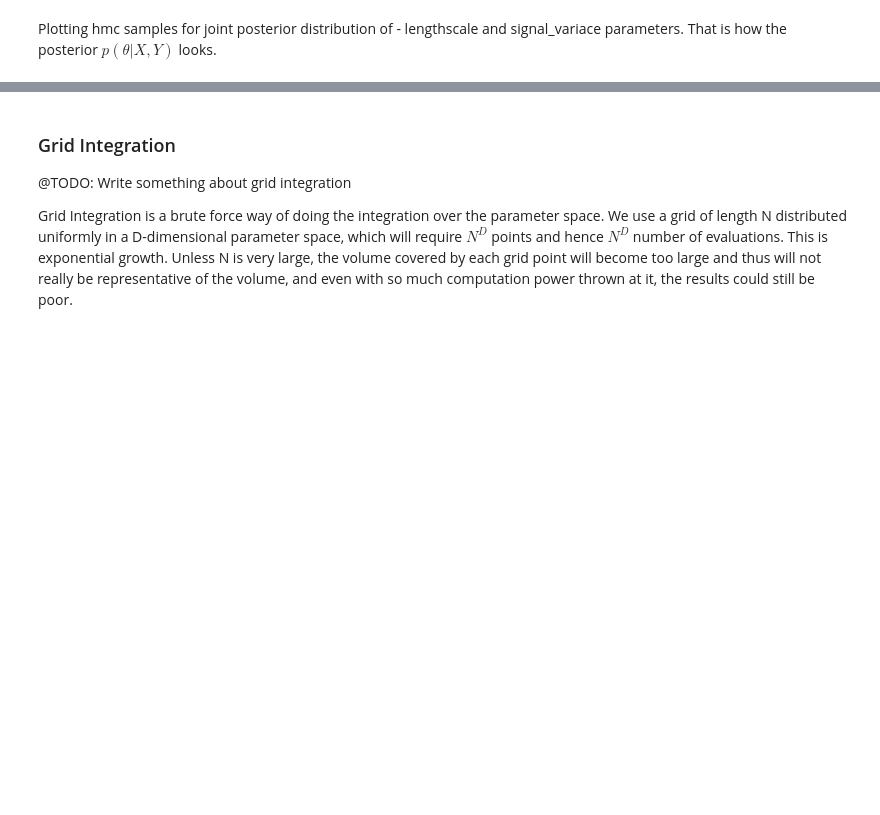
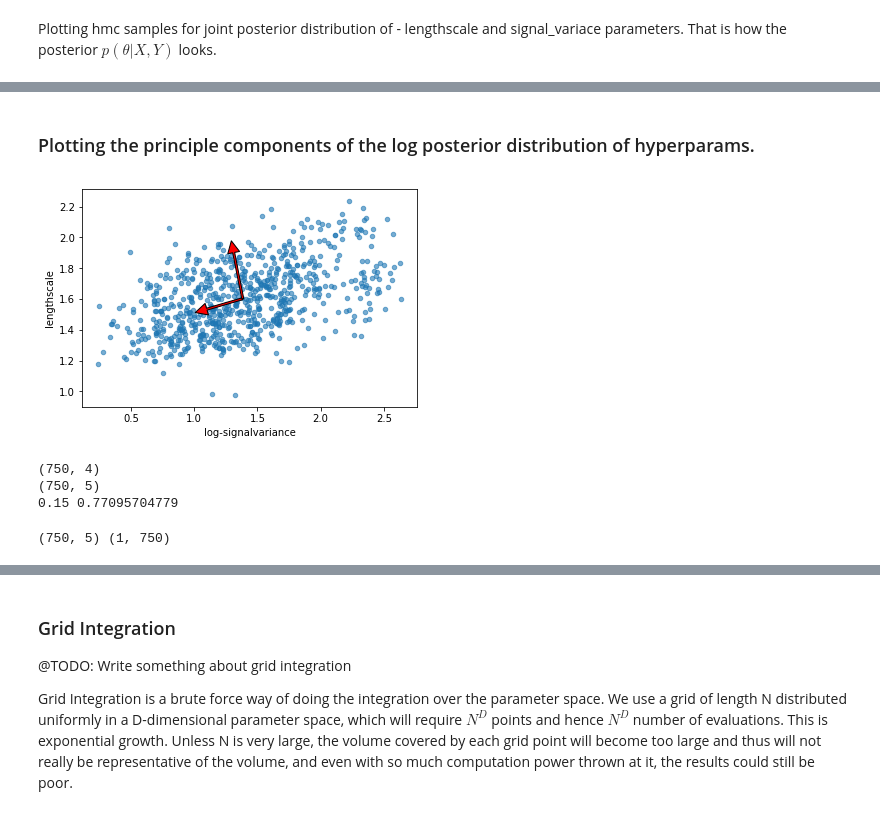
Before and after one commit to adhaka/notebook_gallery, a Jupyter notebook: practice/ccd/Model-Selection.ipynb, the cells around one changed output, grey strips where cells are left out. Cells and saved outputs as stored; diff of their text form; code cells hidden in the pictures; blank space fills up the shorter version.

```diff
--- a/practice/ccd/Model-Selection.ipynb
+++ b/practice/ccd/Model-Selection.ipynb
@@ -371,5 +378,54 @@ print thin_samples.shape
+# %%
+logexp_trans = GPy.constraints.Logexp()
+# %% [markdown]
+### Plotting the principle components of the log posterior distribution of hyperparams.
+# %%
+# samp_plot = samples[:,:2].copy()
+# First transform the parameters to optimizer space and then do a log transformation ...
+samp_plot = logexp_trans.f(samples[:,:2].copy())
+samp_plot[:,0] = np.log(samp_plot[:,0])
+
+xData = samp_plot[:,0].reshape((N,1))
+yData = samp_plot[:,1].reshape((N,1))
+data = np.hstack((xData, yData))
+mu = data.mean(axis=0)
+data = data - mu
+
+# calculate the eigen vectors and eigen values of the samples.
+eigenvectors, eigenvalues, V = np.linalg.svd(data.T, full_matrices=False)
+projected_data = np.dot(data, eigenvectors)
+sigma = projected_data.std(axis=(0,1)).mean()
+# print sigma
+# print(eigenvectors)
+N = samples.shape[0]
+
+
+fig, ax = plt.subplots()
+ax.scatter(xData, yData, alpha=0.6, s=20)
+for axis in eigenvectors:
+    start, end = mu, mu + sigma * axis
+    ax.annotate(
+        '', xy=end, xycoords='data',
+        xytext=start, textcoords='data',
+        arrowprops=dict(facecolor='red', width=2.0))
+# ax.set_aspect('equal')
+ax.set_xlabel(loglabels[0]); ax.set_ylabel(loglabels[1])
+
+plt.show()
+# %% [output]
+[figure, added]
 # %%
-#@TODO: make a contour plot of marginal likelihood at the HMC samples.
-# obj = np.zeros((thin_samples.shape[0],1))
-# for s in samples:
-#     val= m_hmc2._objective()
+# @TODO: make a contour plot of marginal likelihood at the HMC samples.
+obj = np.zeros((thin_samples.shape[0],1))
+noise_param = 0.15
+noise_param_opt = logexp_trans.f(noise_param)
+
+print samples.shape
+noise_vector = np.ones((samples.shape[0], 1)) * noise_param_opt
+samples = np.concatenate((samples, noise_vector), axis=1)
+print samples.shape
+print noise_param, noise_param_opt
+# %% [output]
+(750, 4)
+(750, 5)
+0.15 0.77095704779
@@ -375,0 +442,4 @@ print thin_samples.shape
+# %%
+print samples.shape, obj2.shape
+# %% [output]
+(750, 5) (1, 750)
```
Also changed, not shown: parts of 26 cells of this notebook.
